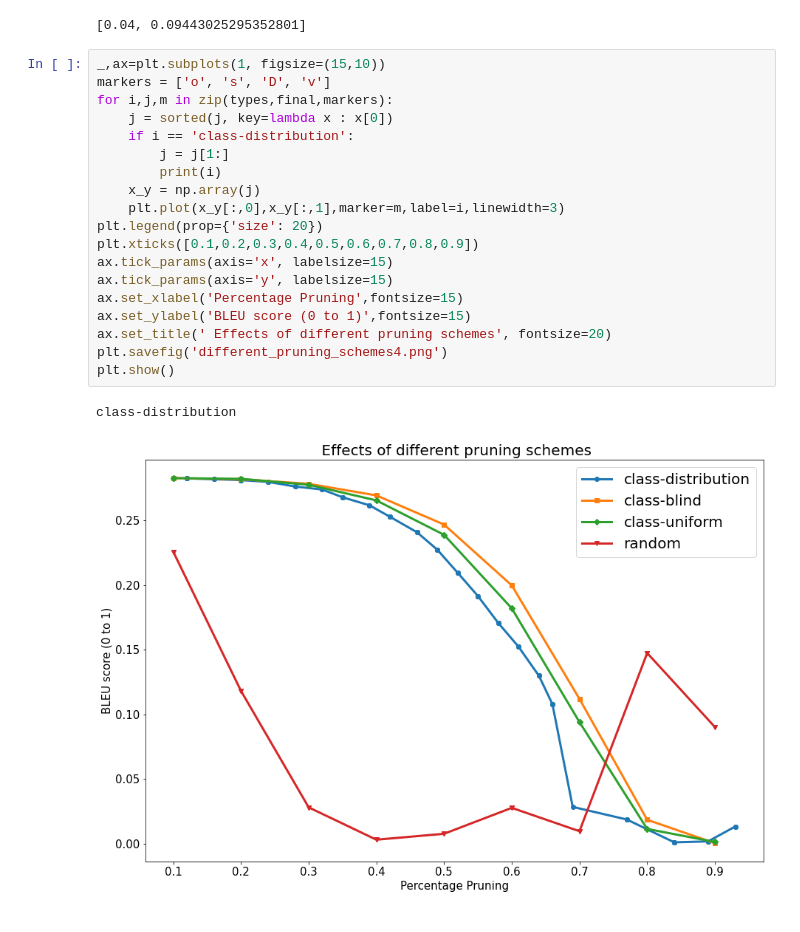
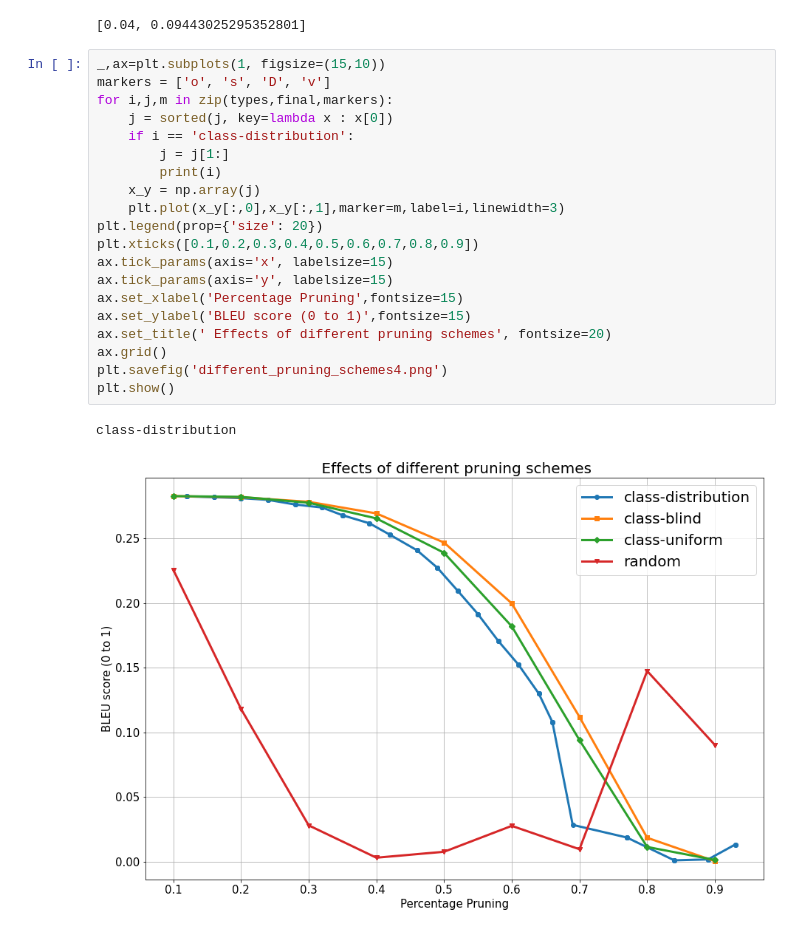
Before and after one commit to Kyrylo-Shyvam/LSTM-Pruning, a Jupyter notebook: Notebooks/make_chart.ipynb, the cells around one changed output. Saved outputs shown, nothing was run; the diff lists cells and outputs as text.

```diff
--- a/Notebooks/make_chart.ipynb
+++ b/Notebooks/make_chart.ipynb
@@ -82,24 +82,25 @@ final[0][-1]
 # %%
 _,ax=plt.subplots(1, figsize=(15,10))
 markers = ['o', 's', 'D', 'v']
 for i,j,m in zip(types,final,markers):
     j = sorted(j, key=lambda x : x[0])
     if i == 'class-distribution':
         j = j[1:]
         print(i)
     x_y = np.array(j)
     plt.plot(x_y[:,0],x_y[:,1],marker=m,label=i,linewidth=3)
 plt.legend(prop={'size': 20})
 plt.xticks([0.1,0.2,0.3,0.4,0.5,0.6,0.7,0.8,0.9])
 ax.tick_params(axis='x', labelsize=15)
 ax.tick_params(axis='y', labelsize=15)
 ax.set_xlabel('Percentage Pruning',fontsize=15)
 ax.set_ylabel('BLEU score (0 to 1)',fontsize=15)
 ax.set_title(' Effects of different pruning schemes', fontsize=20)
+ax.grid()
 plt.savefig('different_pruning_schemes4.png')
 plt.show()
 # %% [output]
 class-distribution
-[figure, old version]
+[figure, new version]
 # %%
 _,ax=plt.subplots(1, figsize=(15,10))
```
Also changed, not shown: parts of 15 cells of this notebook, 7 other files.
